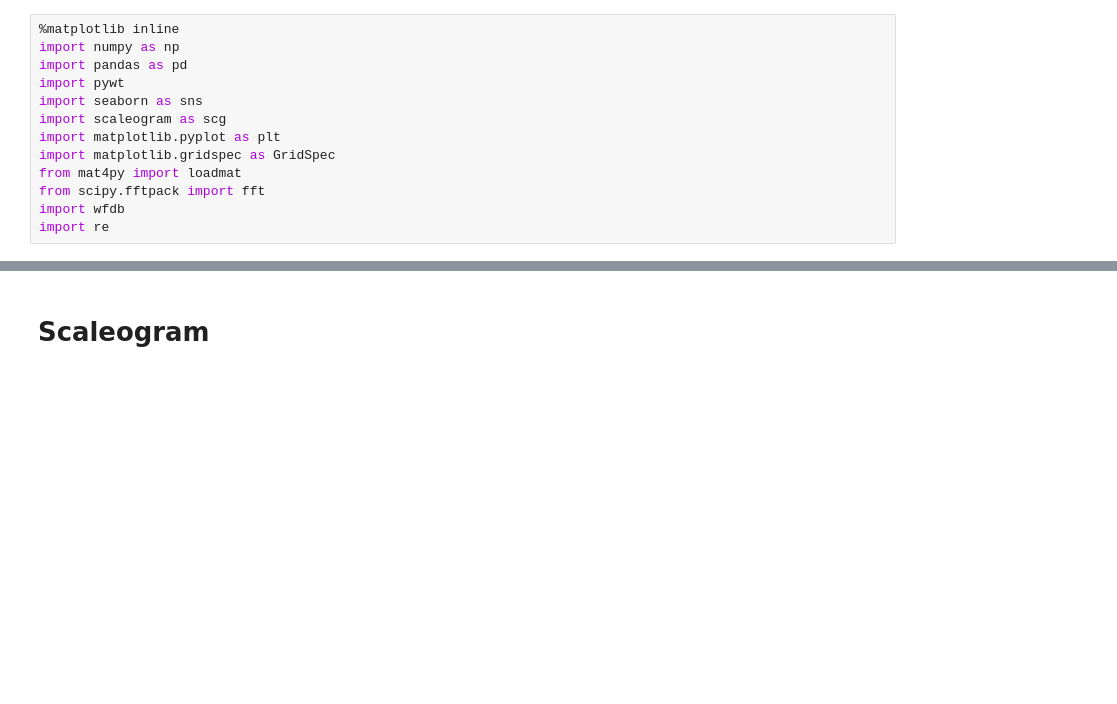
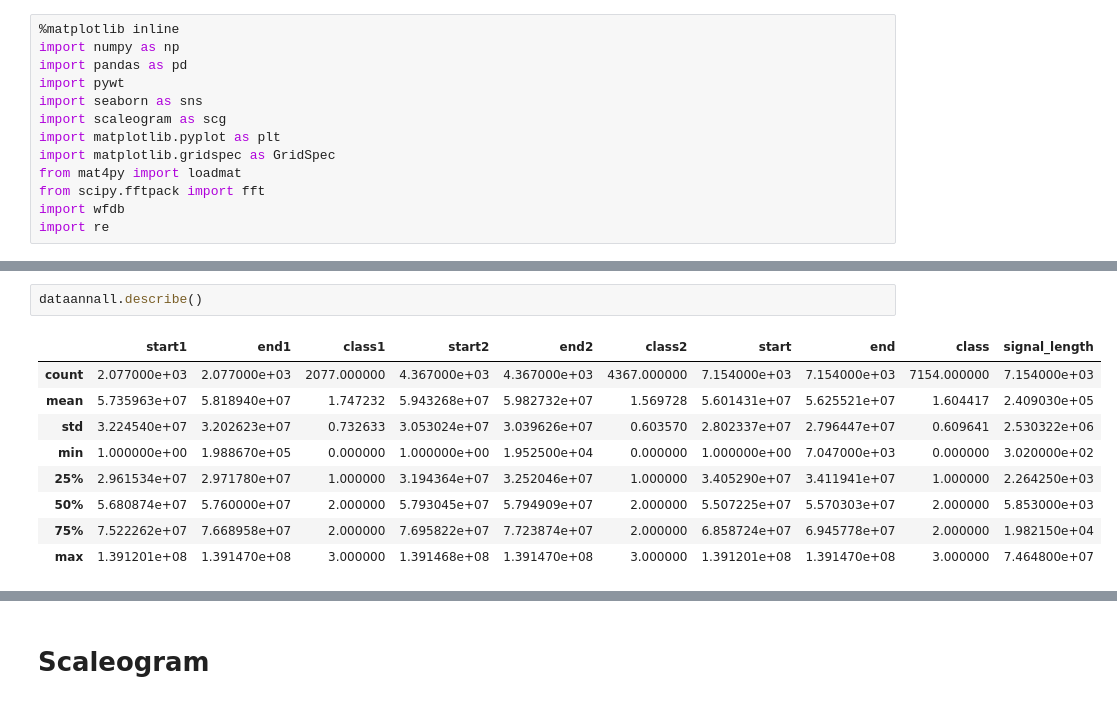
Before and after one commit to DJM25/aura-jedha, a Jupyter notebook: wavelet_analysis_ECG.ipynb, the cells around one changed output, grey strips where cells are left out. Saved outputs shown, nothing was run; the diff lists cells and outputs as text; blank space fills up the shorter version.

```diff
--- a/wavelet_analysis_ECG.ipynb
+++ b/wavelet_analysis_ECG.ipynb
@@ -49,0 +69,12 @@ for rcd in record_list:
+# %%
+dataannall.describe()
+# %% [output]
+|  | start1 | end1 | class1 | start2 | end2 | class2 | start | end | class | signal_length |
+| count | 2.077000e+03 | 2.077000e+03 | 2077.000000 | 4.367000e+03 | 4.367000e+03 | 4367.000000 | 7.154000e+03 | 7.154000e+03 | 7154.000000 | 7.154000e+03 |
+| mean | 5.735963e+07 | 5.818940e+07 | 1.747232 | 5.943268e+07 | 5.982732e+07 | 1.569728 | 5.601431e+07 | 5.625521e+07 | 1.604417 | 2.409030e+05 |
+| std | 3.224540e+07 | 3.202623e+07 | 0.732633 | 3.053024e+07 | 3.039626e+07 | 0.603570 | 2.802337e+07 | 2.796447e+07 | 0.609641 | 2.530322e+06 |
+| min | 1.000000e+00 | 1.988670e+05 | 0.000000 | 1.000000e+00 | 1.952500e+04 | 0.000000 | 1.000000e+00 | 7.047000e+03 | 0.000000 | 3.020000e+02 |
+| 25% | 2.961534e+07 | 2.971780e+07 | 1.000000 | 3.194364e+07 | 3.252046e+07 | 1.000000 | 3.405290e+07 | 3.411941e+07 | 1.000000 | 2.264250e+03 |
+| 50% | 5.680874e+07 | 5.760000e+07 | 2.000000 | 5.793045e+07 | 5.794909e+07 | 2.000000 | 5.507225e+07 | 5.570303e+07 | 2.000000 | 5.853000e+03 |
+| 75% | 7.522262e+07 | 7.668958e+07 | 2.000000 | 7.695822e+07 | 7.723874e+07 | 2.000000 | 6.858724e+07 | 6.945778e+07 | 2.000000 | 1.982150e+04 |
+| max | 1.391201e+08 | 1.391470e+08 | 3.000000 | 1.391468e+08 | 1.391470e+08 | 3.000000 | 1.391201e+08 | 1.391470e+08 | 3.000000 | 7.464800e+07 |
```
Also changed, not shown: parts of 6 cells of this notebook.
